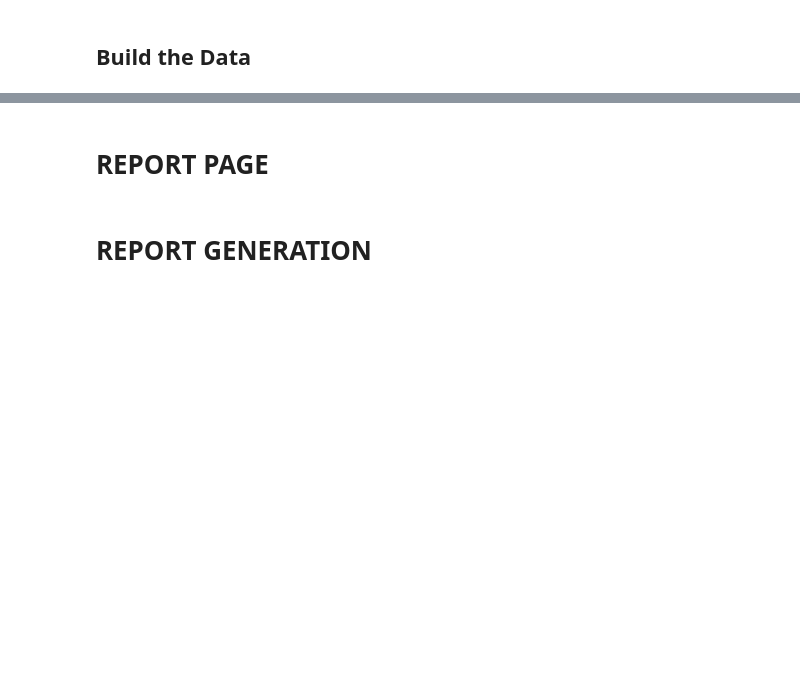
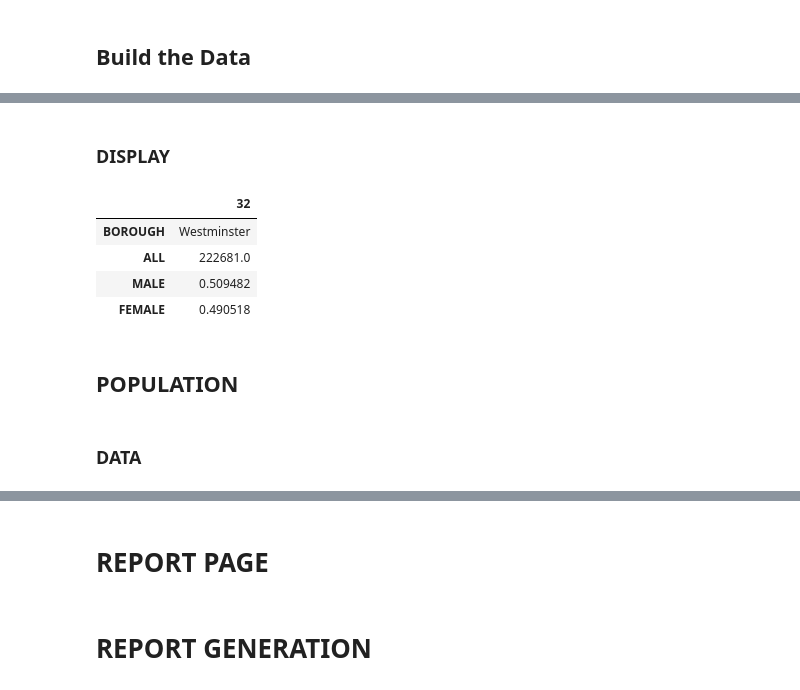
Before and after one commit to neal-bamford/sd-map-streamlit, a Jupyter notebook: SD_Map_02_Population.ipynb, the cells around one changed output, grey strips where cells are left out. Drawn from its saved outputs; the diff is of its cells as text; code cells hidden in the pictures; blank space fills up the shorter version.

```diff
--- a/SD_Map_02_Population.ipynb
+++ b/SD_Map_02_Population.ipynb
@@ -179,6 +221,22 @@ pct_population_by_borough_year_df = population_by_borough_year_df[["YEAR", "BORO
 pct_population_by_borough_year_df["MALE"] = pct_population_by_borough_year_df["MALE"]/pct_population_by_borough_year_df["ALL"].astype(float)
 pct_population_by_borough_year_df["FEMALE"] = pct_population_by_borough_year_df["FEMALE"]/pct_population_by_borough_year_df["ALL"].astype(float)
 pct_population_by_borough_year_df["STUDENT"] = pct_population_by_borough_year_df["STUDENT"]/pct_population_by_borough_year_df["ALL"].astype(float)
+# %% [markdown]
+### DISPLAY
+# %%
+gender_population_by_borough_year_filtered = pct_population_by_borough_year_df.loc[(pct_population_by_borough_year_df["BOROUGH"]==borough)]
+gender_population_by_borough_year_filtered = gender_population_by_borough_year_filtered.drop(["YEAR","STUDENT"], axis=1)
+gender_population_by_borough_year_filtered.T
+# %% [output]
+|  | 32 |
+| BOROUGH | Westminster |
+| ALL | 222681.0 |
+| MALE | 0.509482 |
+| FEMALE | 0.490518 |
+# %% [markdown]
+## POPULATION
+# %% [markdown]
+### DATA
 # %%
 pph_population_by_borough_year_df = population_by_borough_year_df[["YEAR", "BOROUGH", "DENSITY_PPH"]].copy()
 pph_population_by_borough_year_df["DENSITY_PPH"] = pph_population_by_borough_year_df["DENSITY_PPH"].astype(float)
```
Also changed, not shown: parts of 56 cells of this notebook, 7 other files.
